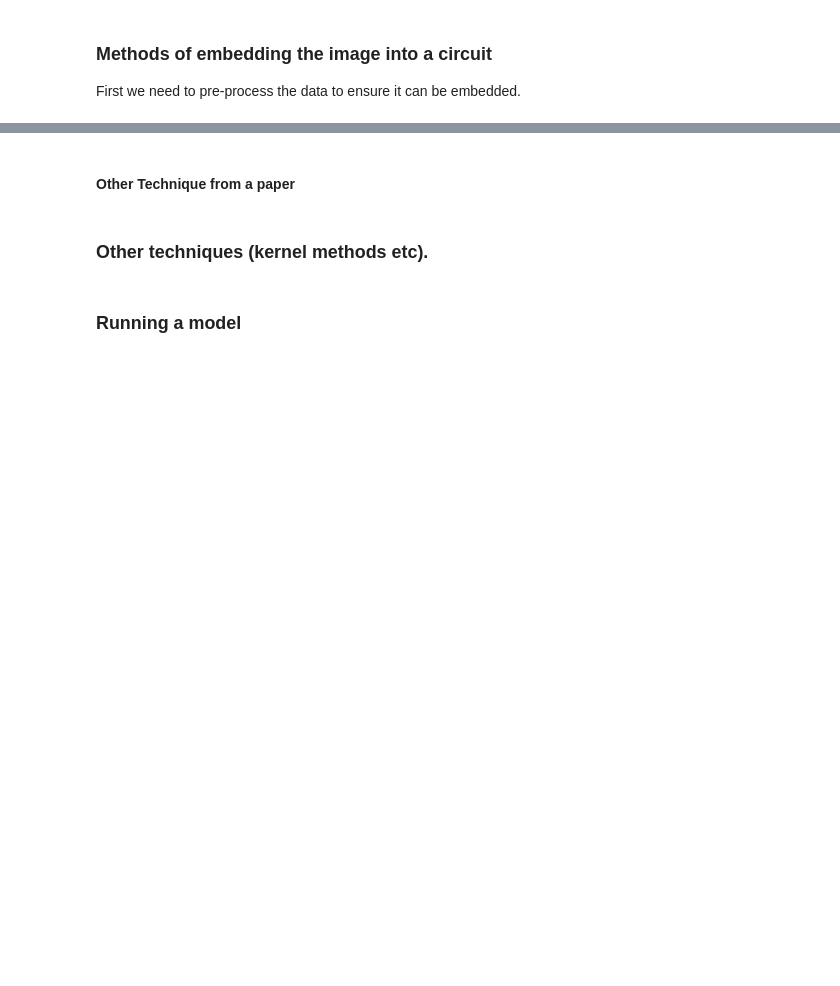
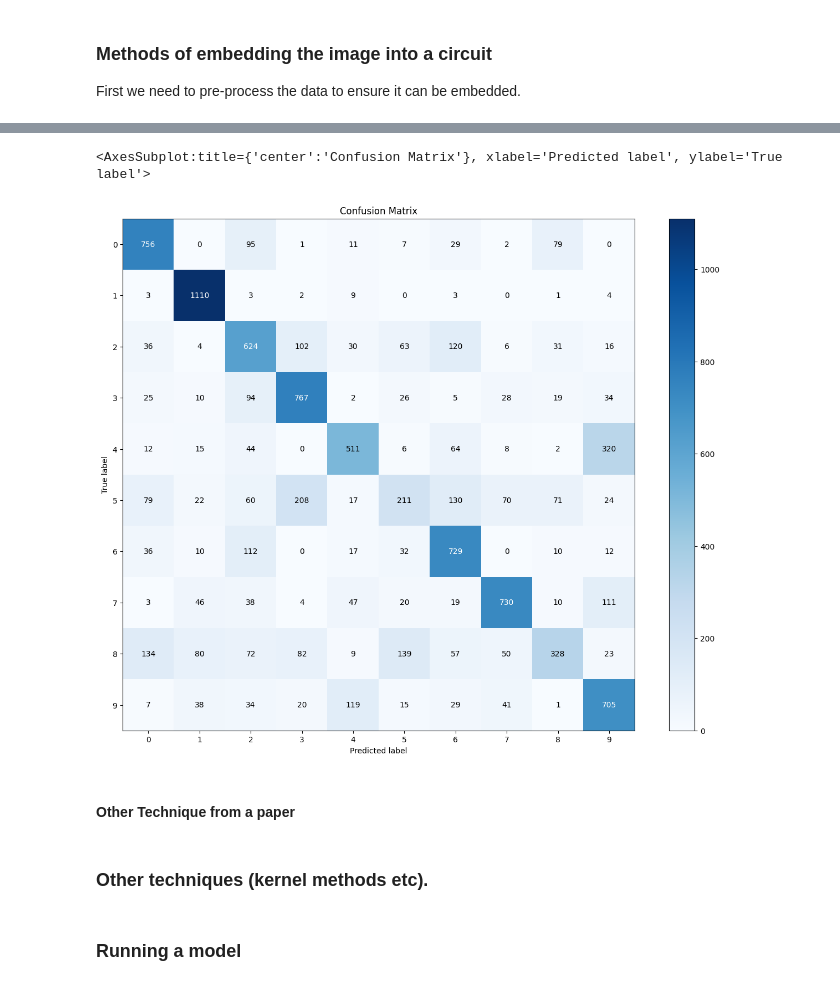
Before and after one commit to rryoung98/qml_embedding, a Jupyter notebook: embedding_presentation.ipynb, the cells around one changed output, grey strips where cells are left out. Cells and saved outputs as stored; diff of their text form; code cells hidden in the pictures; blank space fills up the shorter version.

```diff
--- a/embedding_presentation.ipynb
+++ b/embedding_presentation.ipynb
@@ -322,0 +338,14 @@ Basis embedding applies the
+# %%
+# Build the Keras model.
+qmodel = tf.keras.Sequential([
+# The input is the data-circuit, encoded as a tf.string
+    tf.keras.layers.Flatten(),
+    qlayer,
+    tf.keras.layers.Dense(10, activation='softmax')
+])
+# %%
+qmodel.compile(
+    loss=tf.keras.losses.CategoricalCrossentropy(),
+    metrics=[tf.keras.metrics.CategoricalAccuracy()],
+    optimizer=tf.keras.optimizers.Adam(0.02))
+qmodel.build(input_shape=[32,16,16,1])
@@ -322,0 +370,8 @@ Basis embedding applies the
+# %%
+qnn_history = qmodel.fit(x_train_256[:1000],
+          y_train_onehot[:1000],
+          batch_size=32,
+          epochs=5,
+          verbose=1,
+          validation_data=(x_test_256[:1000], y_test_onehot[:1000]),
+          callbacks=[tensorboard_callback,model_ckpt])
@@ -322,0 +398,4 @@ Basis embedding applies the
+# %%
+y_pred = qmodel.predict(x_test_256)
+y_pred = np.argmax(y_pred, axis=1)
+print(y_pred, y_test)
@@ -323,3 +405,9 @@ Basis embedding applies the
+# %%
+fig, ax = plt.subplots(figsize=(16,12))
+plot_confusion_matrix(y_test, y_pred, ax=ax)
+# %% [output]
+<AxesSubplot:title={'center':'Confusion Matrix'}, xlabel='Predicted label', ylabel='True label'>
+[figure, added]
 # %% [markdown]
 #### Other Technique from a paper
 # %% [markdown]
```
Also changed, not shown: parts of 33 cells of this notebook, 1 other file.
